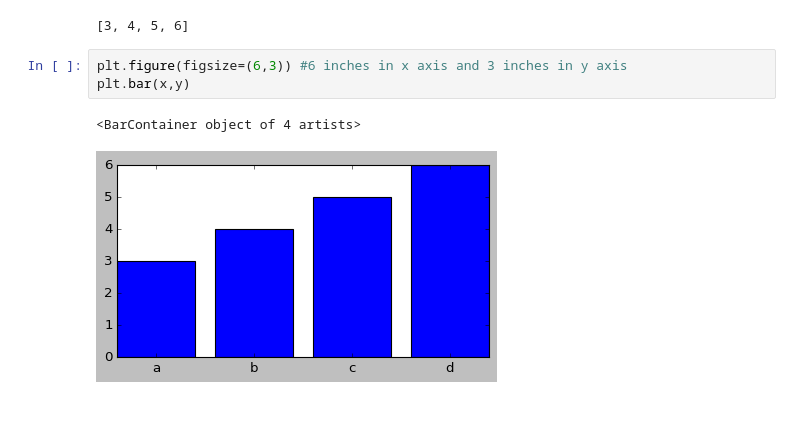
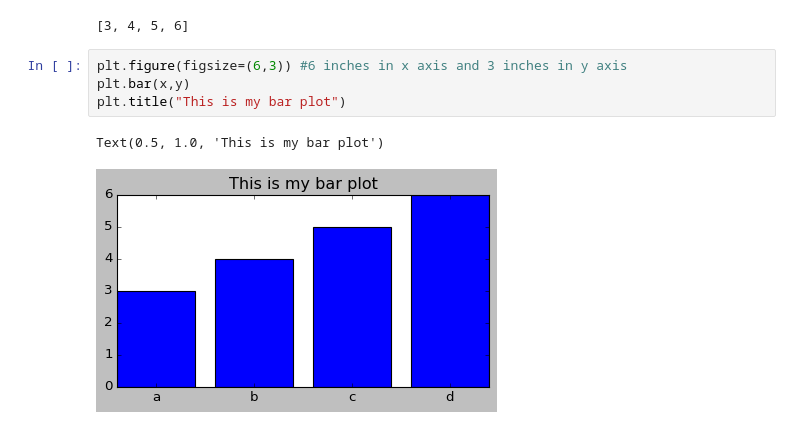
Before and after one commit to omkarpattnaik8080/Matplotlib01, a Jupyter notebook: MatplotlibComplete.ipynb, the cells around one changed output. Drawn from its saved outputs; the diff is of its cells as text.

```diff
--- a/MatplotlibComplete.ipynb
+++ b/MatplotlibComplete.ipynb
@@ -351,6 +351,7 @@ y
 # %%
 plt.figure(figsize=(6,3)) #6 inches in x axis and 3 inches in y axis
 plt.bar(x,y)
+plt.title("This is my bar plot")
 # %% [output]
-<BarContainer object of 4 artists>
+Text(0.5, 1.0, 'This is my bar plot')
-[figure, old version]
+[figure, new version]
```
Also changed, not shown: parts of 15 cells of this notebook.
